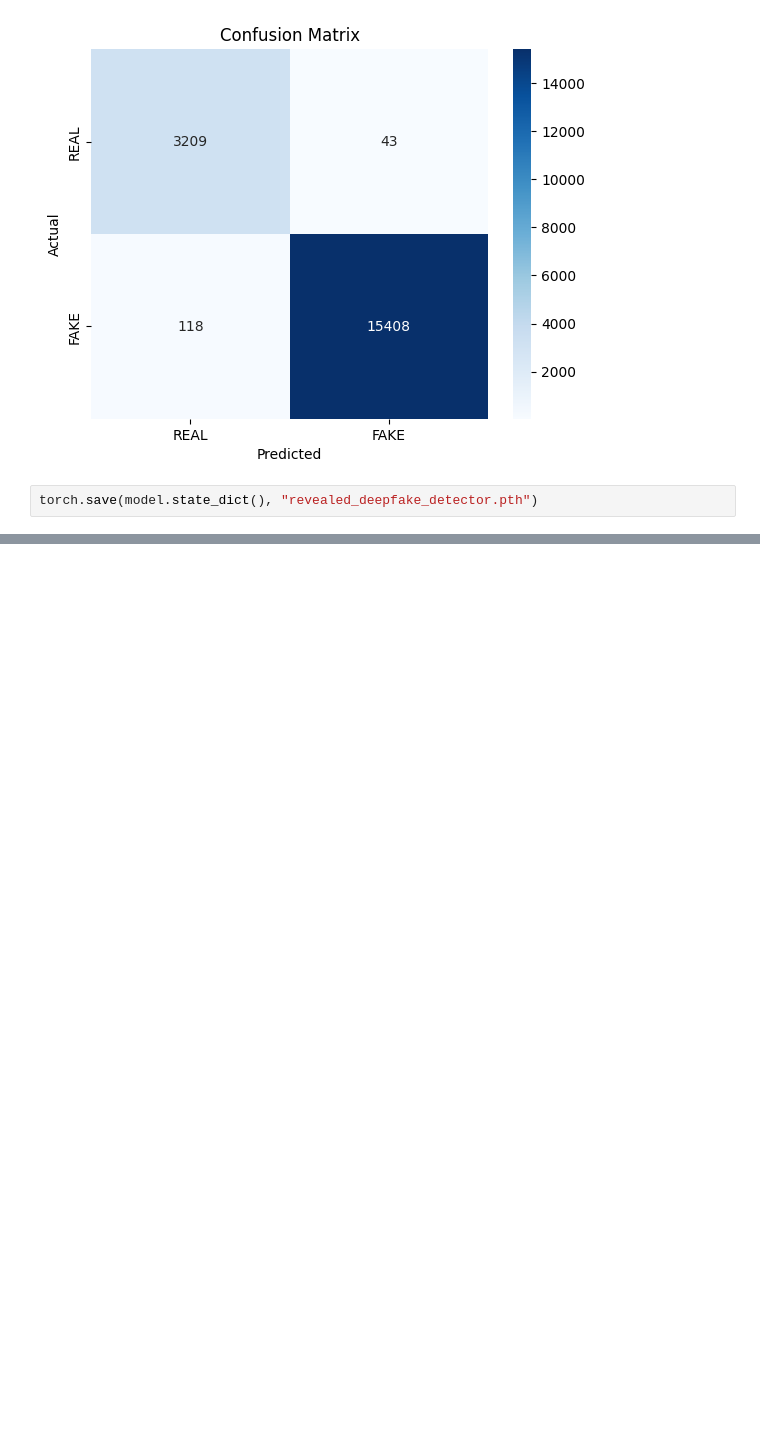
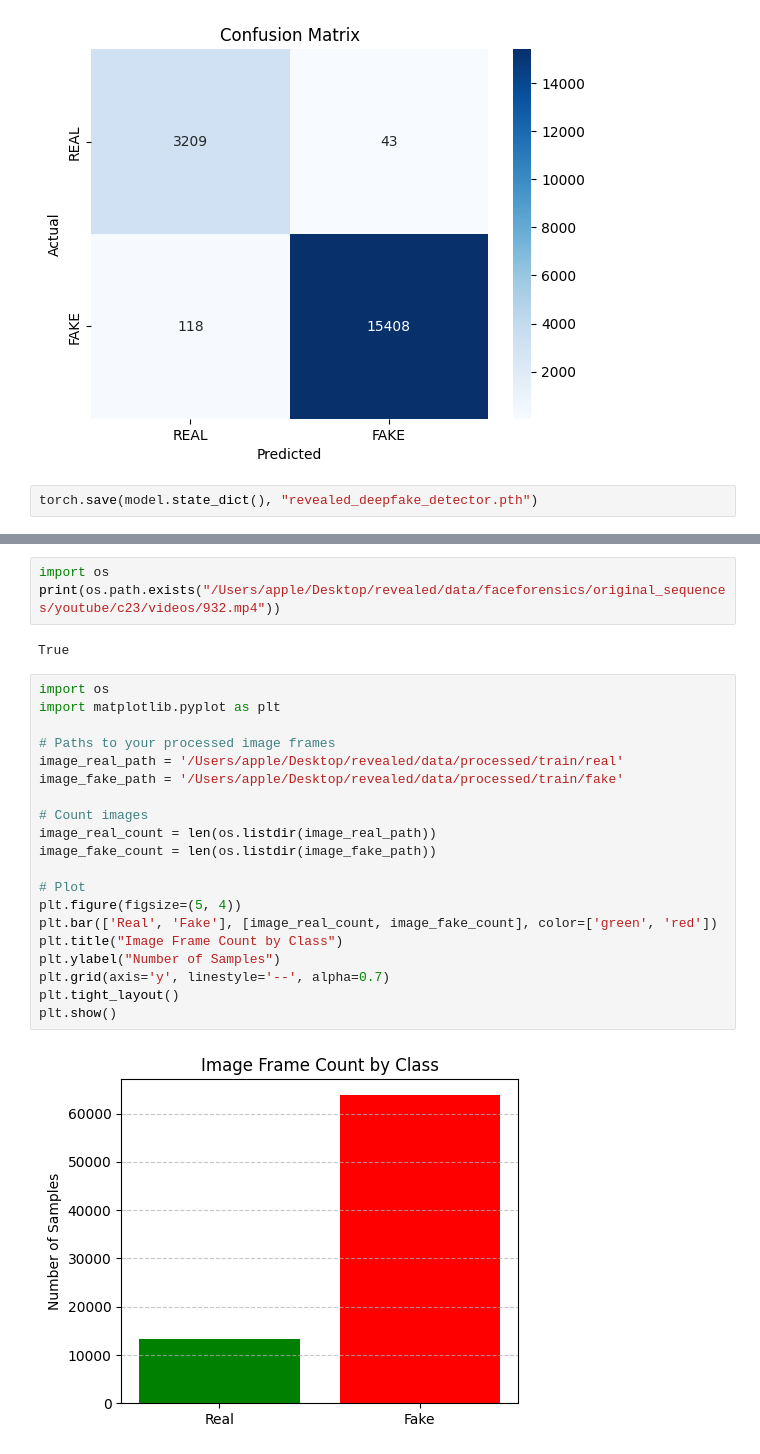
Before and after one commit to shaniaakhan21/multimodal-deepfake-detection, a Jupyter notebook: revealed.ipynb, the cells around one changed output, grey strips where cells are left out. Cells and saved outputs as stored; diff of their text form; blank space fills up the shorter version.

```diff
--- a/revealed.ipynb
+++ b/revealed.ipynb
@@ -392,0 +1006,27 @@ torch.save(model.state_dict(), "revealed_deepfake_detector.pth")
+# %%
+import os
+print(os.path.exists("/Users/apple/Desktop/revealed/data/faceforensics/original_sequences/youtube/c23/videos/932.mp4"))
+# %% [output]
+True
+# %%
+import os
+import matplotlib.pyplot as plt
+
+# Paths to your processed image frames
+image_real_path = '/Users/apple/Desktop/revealed/data/processed/train/real'
+image_fake_path = '/Users/apple/Desktop/revealed/data/processed/train/fake'
+
+# Count images
+image_real_count = len(os.listdir(image_real_path))
+image_fake_count = len(os.listdir(image_fake_path))
+
+# Plot
+plt.figure(figsize=(5, 4))
+plt.bar(['Real', 'Fake'], [image_real_count, image_fake_count], color=['green', 'red'])
+plt.title("Image Frame Count by Class")
+plt.ylabel("Number of Samples")
+plt.grid(axis='y', linestyle='--', alpha=0.7)
+plt.tight_layout()
+plt.show()
+# %% [output]
+[figure, added]
```
Also changed, not shown: parts of 22 cells of this notebook, 11 other files.
